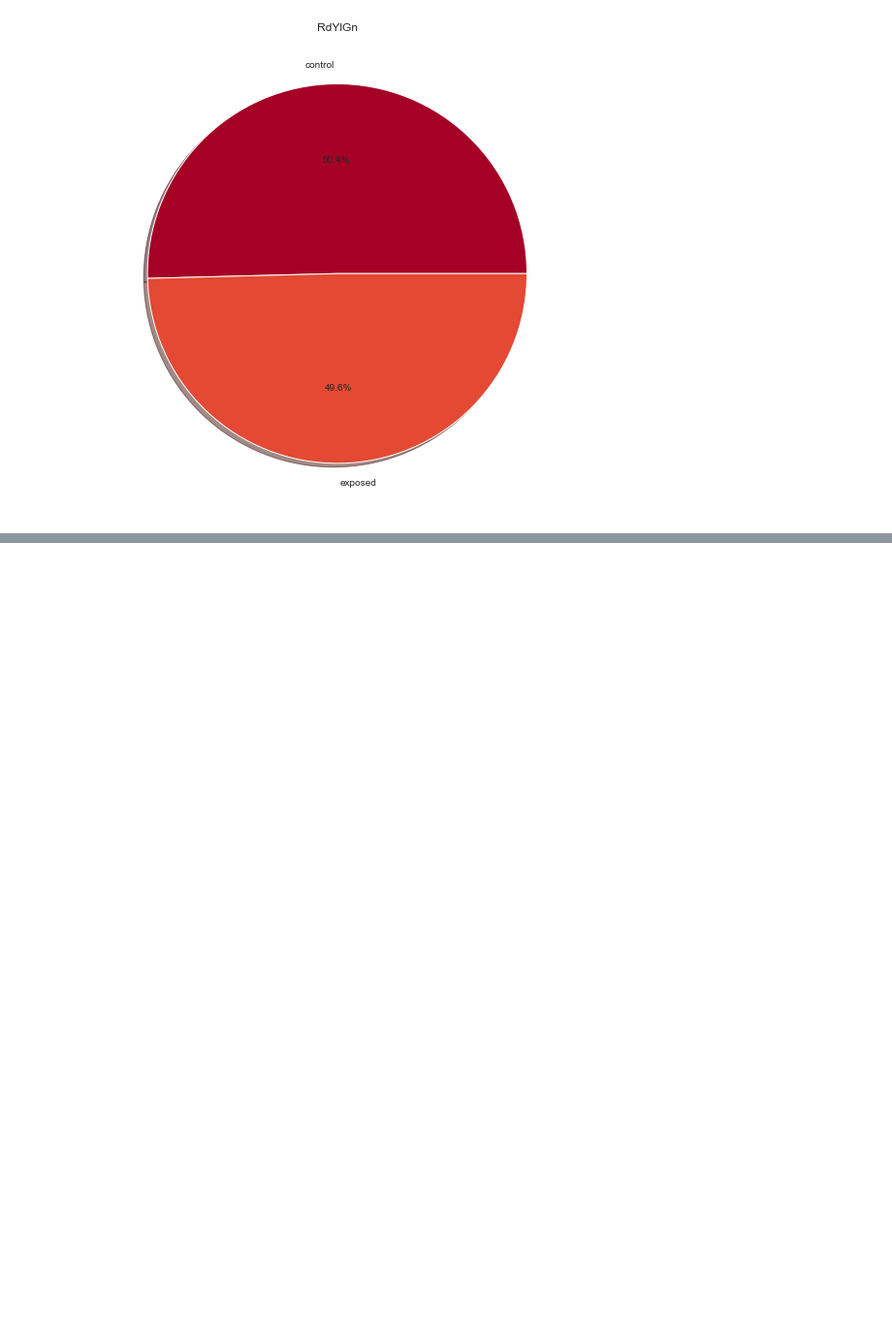
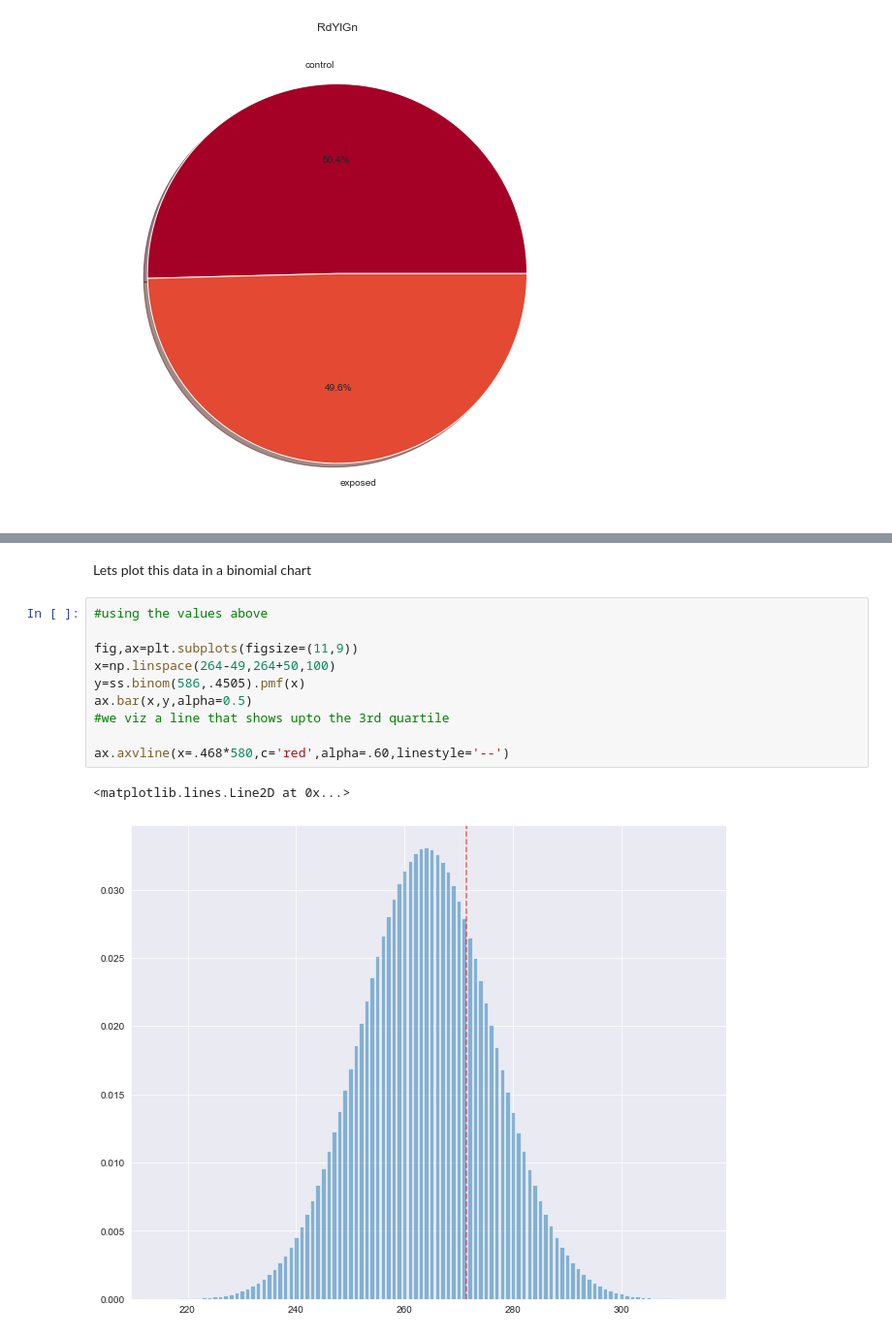
Before and after one commit to Blvisse/ABtesting, a Jupyter notebook: notebooks/ABTesting.ipynb, the cells around one changed output, grey strips where cells are left out. Shown at 97% size. Cells and saved outputs as stored; diff of their text form; blank space fills up the shorter version.

```diff
--- a/notebooks/ABTesting.ipynb
+++ b/notebooks/ABTesting.ipynb
@@ -161,0 +211,15 @@ data
+# %% [markdown]
+Lets plot this data in a binomial chart
+# %%
+#using the values above
+
+fig,ax=plt.subplots(figsize=(11,9))
+x=np.linspace(264-49,264+50,100)
+y=ss.binom(586,.4505).pmf(x)
+ax.bar(x,y,alpha=0.5)
+#we viz a line that shows upto the 3rd quartile
+
+ax.axvline(x=.468*580,c='red',alpha=.60,linestyle='--')
+# %% [output]
+<matplotlib.lines.Line2D at 0x...>
+[figure, added]
```
Also changed, not shown: parts of 33 cells of this notebook, 3 other files.
